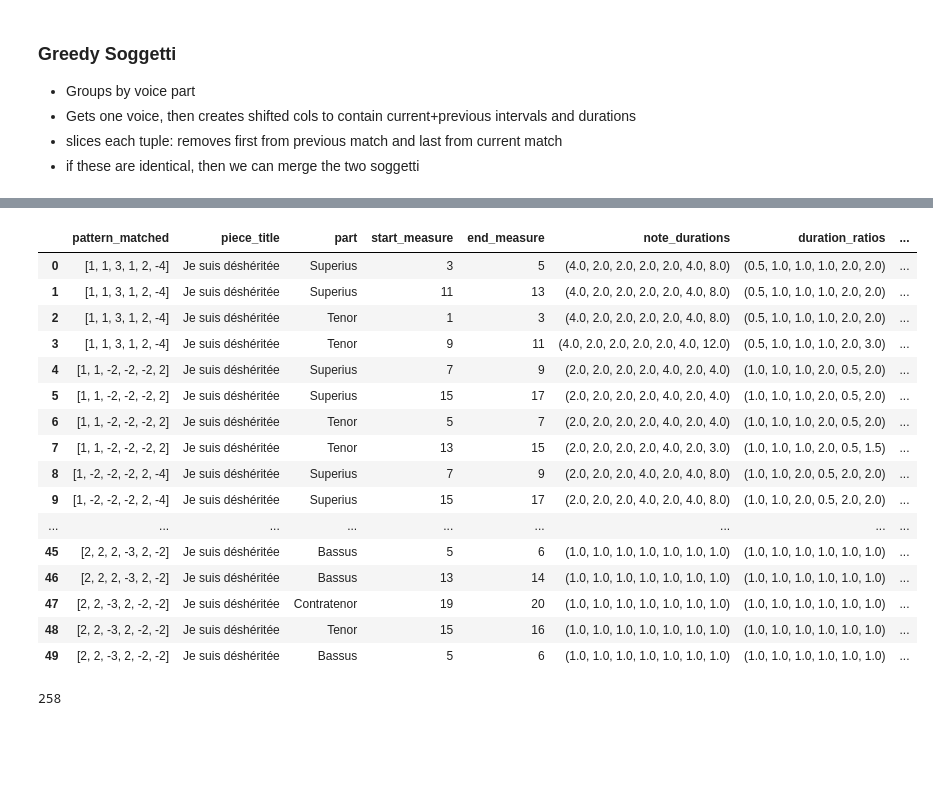
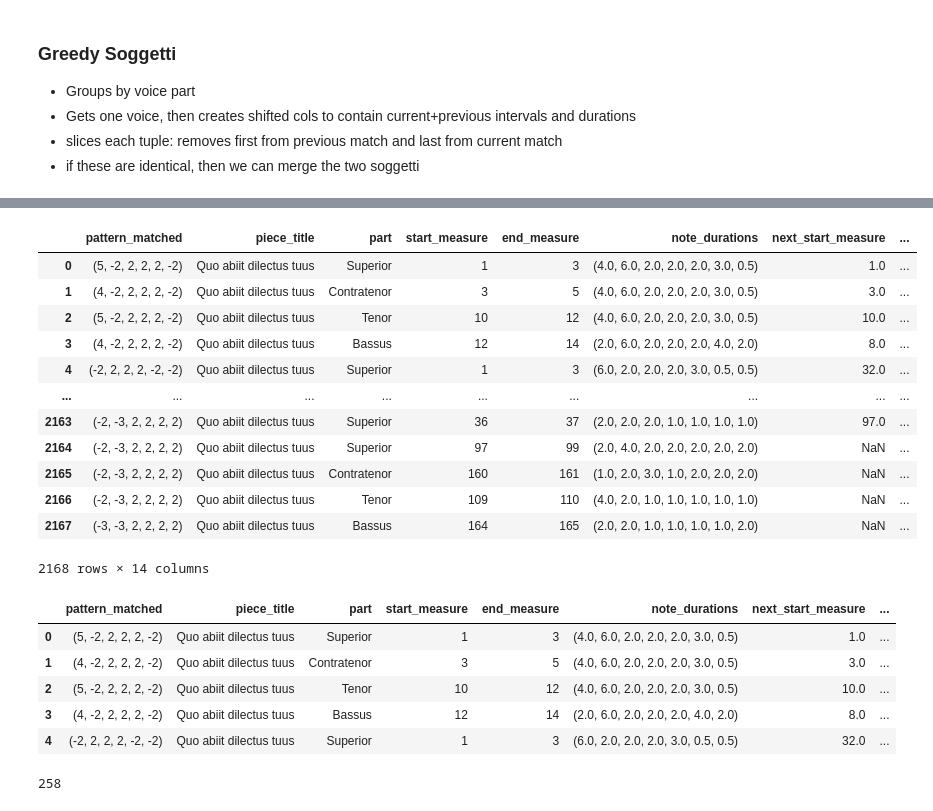
Before and after one commit to RichardFreedman/CRIM-notebooks, a Jupyter notebook: CRIM/CRIM_Intervals_Classify_12_31_20_dev.ipynb, the cells around one changed output, grey strips where cells are left out. Cells and saved outputs as stored; diff of their text form; code cells hidden in the pictures; blank space fills up the shorter version.

```diff
--- a/CRIM/CRIM_Intervals_Classify_12_31_20_dev.ipynb
+++ b/CRIM/CRIM_Intervals_Classify_12_31_20_dev.ipynb
@@ -29,7 +29,7 @@ work_list = ['CRIM_Mass_0001_1.mei','CRIM_Mass_0001_2.mei','CRIM_Mass_0001_3.mei
 #  'CRIM_Mass_0002_5.mei',
 # 'CRIM_Model_0001.mei']
 
-work_list = ['CRIM_Model_0009.mei']
+work_list = ['CRIM_Model_0015.mei']
 # %% [markdown]
 ## Load File and Correct the MEI Metadata
 # %%
@@ -180,7 +180,7 @@ pattern_inventory
 - If that value is **below the threshold specified**, we consider the **two patterns closely matched**.
 - The format of the method call is  `find_close_matches(the array you get from into_patterns, minimum matches needed to be displayed, threshold for close match)`.
 # %%
-close_matches = find_close_matches(patterns, 1, 1)
+close_matches = find_close_matches(patterns, 2, 1)
 #for item in close_matches:
    #item.print_close_matches()
     #return pd.DataFrame(close_matches)
@@ -544,0 +521,9 @@ def
+# %%
+results["pattern_matched"] = results["pattern_matched"].apply(tuple)
+results_s = results.drop(columns=["ema_url", "ema", "duration_ratios", "pattern_generating_match"])
+# #results_s["group_number"] = group_number
+# results_grouped = results_s.groupby(by=["piece_title", "part"])
+# results_grouped.sort_values("start_measure")
+# results_grouped.head()
+results_shifted = results_s.groupby(["part"]).shift(1)
+results_shifted.head()
@@ -582,6 +587,0 @@ df_shifted.head()
-# %%
-df_shifted = add_subsequence_cols(df_shifted, ["pattern_matched",
-                            "next_pattern_matched",
-                            "note_durations",
-                            "next_note_durations"])
-df_shifted
@@ -602,24 +588,33 @@ df_shifted
+# %%
+df_brief = add_subsequence_cols(df_shifted,
+    this_sequence_cols=["pattern_matched", "note_durations"],
+    next_sequence_cols=["next_pattern_matched", "next_note_durations"]
+    )
+df_brief.drop(columns=["ema", "ema_url", "pattern_generating_match", "duration_ratios"])
+# %% [output]
+|  | pattern_matched | piece_title | part | start_measure | end_measure | note_durations | next_start_measure | ... |
+| 0 | (5, -2, 2, 2, 2, -2) | Quo abiit dilectus tuus | Superior | 1 | 3 | (4.0, 6.0, 2.0, 2.0, 2.0, 3.0, 0.5) | 1.0 | ... |
+| 1 | (4, -2, 2, 2, 2, -2) | Quo abiit dilectus tuus | Contratenor | 3 | 5 | (4.0, 6.0, 2.0, 2.0, 2.0, 3.0, 0.5) | 3.0 | ... |
+| 2 | (5, -2, 2, 2, 2, -2) | Quo abiit dilectus tuus | Tenor | 10 | 12 | (4.0, 6.0, 2.0, 2.0, 2.0, 3.0, 0.5) | 10.0 | ... |
+| 3 | (4, -2, 2, 2, 2, -2) | Quo abiit dilectus tuus | Bassus | 12 | 14 | (2.0, 6.0, 2.0, 2.0, 2.0, 4.0, 2.0) | 8.0 | ... |
+| 4 | (-2, 2, 2, 2, -2, -2) | Quo abiit dilectus tuus | Superior | 1 | 3 | (6.0, 2.0, 2.0, 2.0, 3.0, 0.5, 0.5) | 32.0 | ... |
+| ... | ... | ... | ... | ... | ... | ... | ... | ... |
+| 2163 | (-2, -3, 2, 2, 2, 2) | Quo abiit dilectus tuus | Superior | 36 | 37 | (2.0, 2.0, 2.0, 1.0, 1.0, 1.0, 1.0) | 97.0 | ... |
+| 2164 | (-2, -3, 2, 2, 2, 2) | Quo abiit dilectus tuus | Superior | 97 | 99 | (2.0, 4.0, 2.0, 2.0, 2.0, 2.0, 2.0) | NaN | ... |
+| 2165 | (-2, -3, 2, 2, 2, 2) | Quo abiit dilectus tuus | Contratenor | 160 | 161 | (1.0, 2.0, 3.0, 1.0, 2.0, 2.0, 2.0) | NaN | ... |
+| 2166 | (-2, -3, 2, 2, 2, 2) | Quo abiit dilectus tuus | Tenor | 109 | 110 | (4.0, 2.0, 1.0, 1.0, 1.0, 1.0, 1.0) | NaN | ... |
+| 2167 | (-3, -3, 2, 2, 2, 2) | Quo abiit dilectus tuus | Bassus | 164 | 165 | (2.0, 2.0, 1.0, 1.0, 1.0, 1.0, 2.0) | NaN | ... |
+2168 rows × 14 columns
 # %%
-df_brief = df_shifted.drop(columns=["ema", "ema_url", "pattern_generating_match"])
-df_brief.head(50)
+df_brief = df_shifted.drop(columns=["ema", "ema_url", "pattern_generating_match", "duration_ratios"])
+df_brief.head()
 # %% [output]
-|  | pattern_matched | piece_title | part | start_measure | end_measure | note_durations | duration_ratios | ... |
-| 0 | [1, 1, 3, 1, 2, -4] | Je suis déshéritée | Superius | 3 | 5 | (4.0, 2.0, 2.0, 2.0, 2.0, 4.0, 8.0) | (0.5, 1.0, 1.0, 1.0, 2.0, 2.0) | ... |
-| 1 | [1, 1, 3, 1, 2, -4] | Je suis déshéritée | Superius | 11 | 13 | (4.0, 2.0, 2.0, 2.0, 2.0, 4.0, 8.0) | (0.5, 1.0, 1.0, 1.0, 2.0, 2.0) | ... |
-| 2 | [1, 1, 3, 1, 2, -4] | Je suis déshéritée | Tenor | 1 | 3 | (4.0, 2.0, 2.0, 2.0, 2.0, 4.0, 8.0) | (0.5, 1.0, 1.0, 1.0, 2.0, 2.0) | ... |
-| 3 | [1, 1, 3, 1, 2, -4] | Je suis déshéritée | Tenor | 9 | 11 | (4.0, 2.0, 2.0, 2.0, 2.0, 4.0, 12.0) | (0.5, 1.0, 1.0, 1.0, 2.0, 3.0) | ... |
-| 4 | [1, 1, -2, -2, -2, 2] | Je suis déshéritée | Superius | 7 | 9 | (2.0, 2.0, 2.0, 2.0, 4.0, 2.0, 4.0) | (1.0, 1.0, 1.0, 2.0, 0.5, 2.0) | ... |
-| 5 | [1, 1, -2, -2, -2, 2] | Je suis déshéritée | Superius | 15 | 17 | (2.0, 2.0, 2.0, 2.0, 4.0, 2.0, 4.0) | (1.0, 1.0, 1.0, 2.0, 0.5, 2.0) | ... |
-| 6 | [1, 1, -2, -2, -2, 2] | Je suis déshéritée | Tenor | 5 | 7 | (2.0, 2.0, 2.0, 2.0, 4.0, 2.0, 4.0) | (1.0, 1.0, 1.0, 2.0, 0.5, 2.0) | ... |
-| 7 | [1, 1, -2, -2, -2, 2] | Je suis déshéritée | Tenor | 13 | 15 | (2.0, 2.0, 2.0, 2.0, 4.0, 2.0, 3.0) | (1.0, 1.0, 1.0, 2.0, 0.5, 1.5) | ... |
-| 8 | [1, -2, -2, -2, 2, -4] | Je suis déshéritée | Superius | 7 | 9 | (2.0, 2.0, 2.0, 4.0, 2.0, 4.0, 8.0) | (1.0, 1.0, 2.0, 0.5, 2.0, 2.0) | ... |
-| 9 | [1, -2, -2, -2, 2, -4] | Je suis déshéritée | Superius | 15 | 17 | (2.0, 2.0, 2.0, 4.0, 2.0, 4.0, 8.0) | (1.0, 1.0, 2.0, 0.5, 2.0, 2.0) | ... |
-| ... | ... | ... | ... | ... | ... | ... | ... | ... |
-| 45 | [2, 2, 2, -3, 2, -2] | Je suis déshéritée | Bassus | 5 | 6 | (1.0, 1.0, 1.0, 1.0, 1.0, 1.0, 1.0) | (1.0, 1.0, 1.0, 1.0, 1.0, 1.0) | ... |
-| 46 | [2, 2, 2, -3, 2, -2] | Je suis déshéritée | Bassus | 13 | 14 | (1.0, 1.0, 1.0, 1.0, 1.0, 1.0, 1.0) | (1.0, 1.0, 1.0, 1.0, 1.0, 1.0) | ... |
-| 47 | [2, 2, -3, 2, -2, -2] | Je suis déshéritée | Contratenor | 19 | 20 | (1.0, 1.0, 1.0, 1.0, 1.0, 1.0, 1.0) | (1.0, 1.0, 1.0, 1.0, 1.0, 1.0) | ... |
-| 48 | [2, 2, -3, 2, -2, -2] | Je suis déshéritée | Tenor | 15 | 16 | (1.0, 1.0, 1.0, 1.0, 1.0, 1.0, 1.0) | (1.0, 1.0, 1.0, 1.0, 1.0, 1.0) | ... |
-| 49 | [2, 2, -3, 2, -2, -2] | Je suis déshéritée | Bassus | 5 | 6 | (1.0, 1.0, 1.0, 1.0, 1.0, 1.0, 1.0) | (1.0, 1.0, 1.0, 1.0, 1.0, 1.0) | ... |
+|  | pattern_matched | piece_title | part | start_measure | end_measure | note_durations | next_start_measure | ... |
+| 0 | (5, -2, 2, 2, 2, -2) | Quo abiit dilectus tuus | Superior | 1 | 3 | (4.0, 6.0, 2.0, 2.0, 2.0, 3.0, 0.5) | 1.0 | ... |
+| 1 | (4, -2, 2, 2, 2, -2) | Quo abiit dilectus tuus | Contratenor | 3 | 5 | (4.0, 6.0, 2.0, 2.0, 2.0, 3.0, 0.5) | 3.0 | ... |
+| 2 | (5, -2, 2, 2, 2, -2) | Quo abiit dilectus tuus | Tenor | 10 | 12 | (4.0, 6.0, 2.0, 2.0, 2.0, 3.0, 0.5) | 10.0 | ... |
+| 3 | (4, -2, 2, 2, 2, -2) | Quo abiit dilectus tuus | Bassus | 12 | 14 | (2.0, 6.0, 2.0, 2.0, 2.0, 4.0, 2.0) | 8.0 | ... |
+| 4 | (-2, 2, 2, 2, -2, -2) | Quo abiit dilectus tuus | Superior | 1 | 3 | (6.0, 2.0, 2.0, 2.0, 3.0, 0.5, 0.5) | 32.0 | ... |
 # %%
 df_brief['next_end_measure'] = df_brief['next_end_measure'].fillna(0)
 df_brief['next_end_measure_minus'] = df_brief["next_end_measure"].apply(lambda x: x-1)
```
Also changed, not shown: parts of 24 cells of this notebook.
